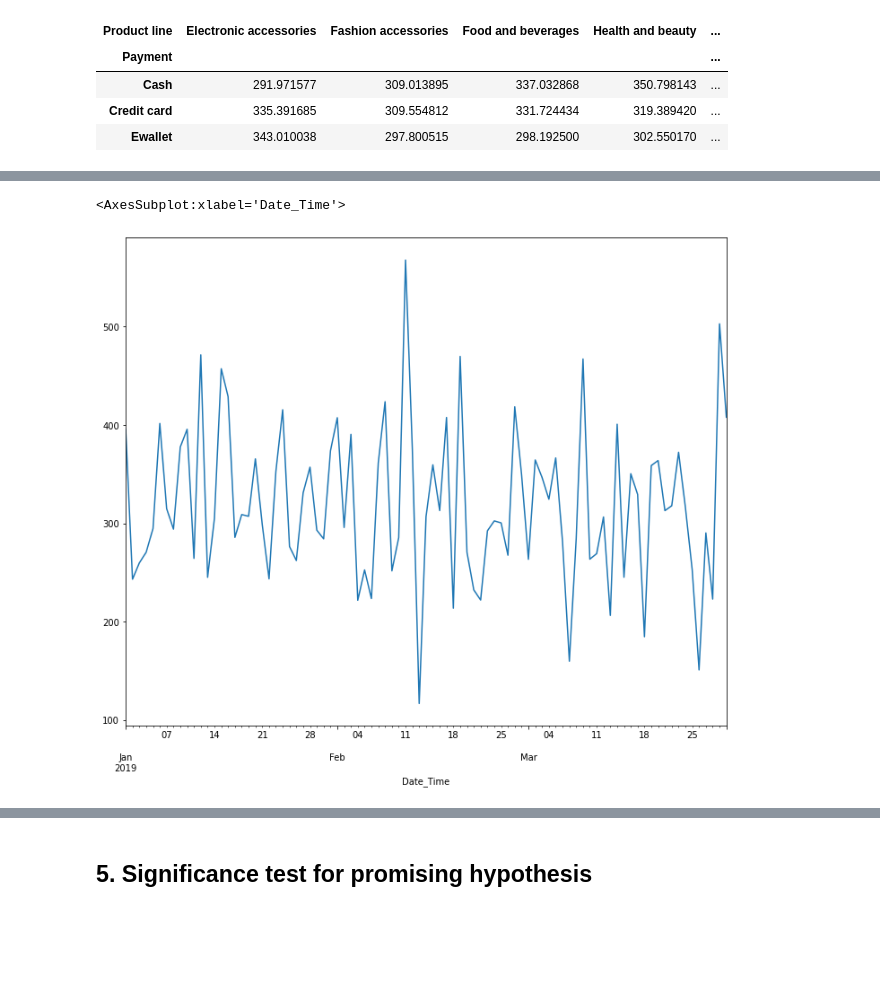
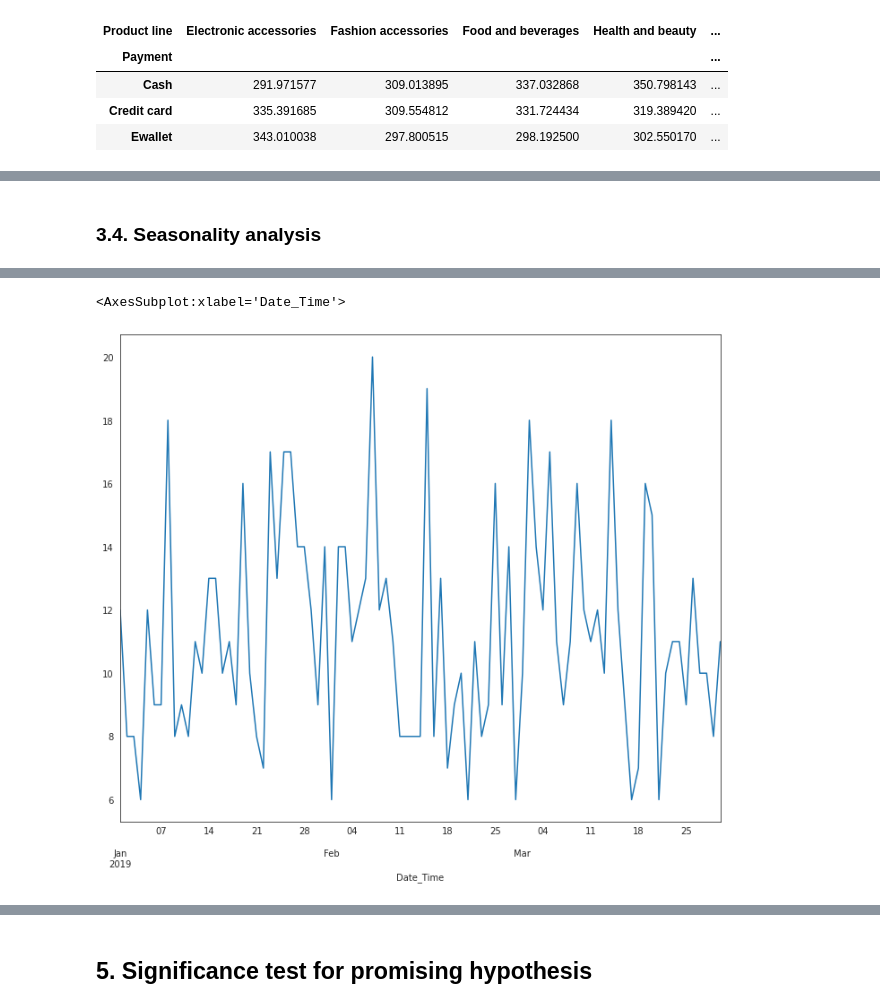
Before and after one commit to caiomts/supermarket-sales-eda, a Jupyter notebook: notebooks/eda__supermarket_sales.ipynb, the cells around one changed output, grey strips where cells are left out. Drawn from its saved outputs; the diff is of its cells as text; code cells hidden in the pictures; blank space fills up the shorter version.

```diff
--- a/notebooks/eda__supermarket_sales.ipynb
+++ b/notebooks/eda__supermarket_sales.ipynb
@@ -83,6 +83,8 @@ import pandas as pd
 import numpy as np
 import matplotlib.pyplot as plt
 import seaborn as sns
+from scipy.stats import mannwhitneyu
+sns.set_style("white")
 # %% [markdown]
 ## 1. Get the Data
 # %%
@@ -150,0 +193,2 @@ array([[<AxesSubplot:title={'center':'Unit price'}>,
+# %%
+sales['Total_log'] = np.log(sales['Total'])
@@ -212,3 +302,5 @@ pd.crosstab(sales['Payment'], sales['Product line'], sales['Total'], aggfunc=np.
+# %% [markdown]
+### 3.4. Seasonality analysis
 # %%
 sales.groupby([sales.index.weekday]).agg([np.sum, np.mean, np.std])
 # %% [output]
@@ -223,8 +315,8 @@ sales.groupby([sales.index.weekday]).agg([np.sum, np.mean, np.std])
 | 5 | 9333.74 | 56.913049 | 27.033870 | 919 | 5.603659 | 2.929894 | 56120.8095 | 342.200058 | 253.336213 | 1131.9 | ... |
 | 6 | 7250.89 | 54.517970 | 24.268984 | 778 | 5.849624 | 2.880173 | 44457.8925 | 334.269868 | 235.230642 | 932.5 | ... |
 # %%
-sales.resample('D')['Total'].mean().plot(figsize=(12, 10))
+sales.resample('D')['Total'].count().plot(figsize=(12, 10))
 # %% [output]
 <AxesSubplot:xlabel='Date_Time'>
-[figure, old version]
+[figure, new version]
 # %%
```
Also changed, not shown: parts of 26 cells of this notebook, 10 other files.
